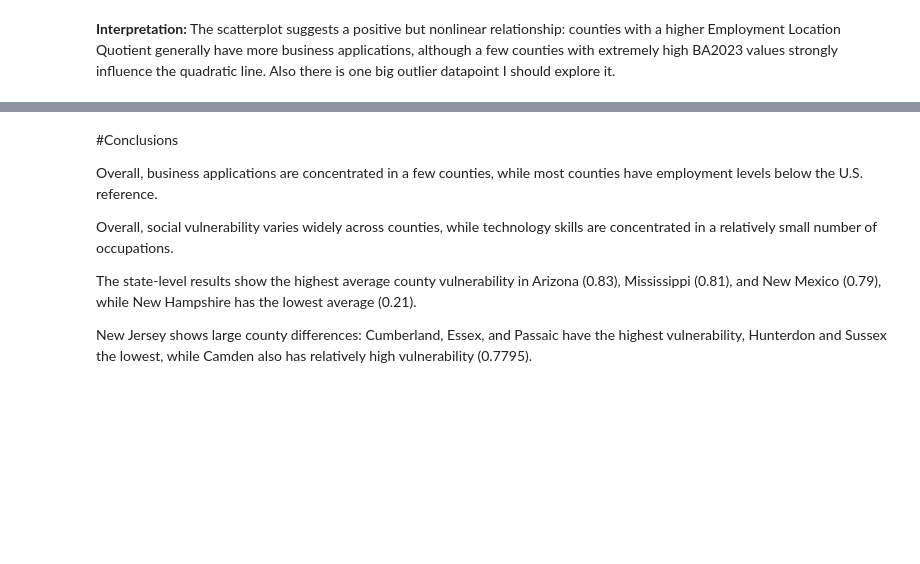
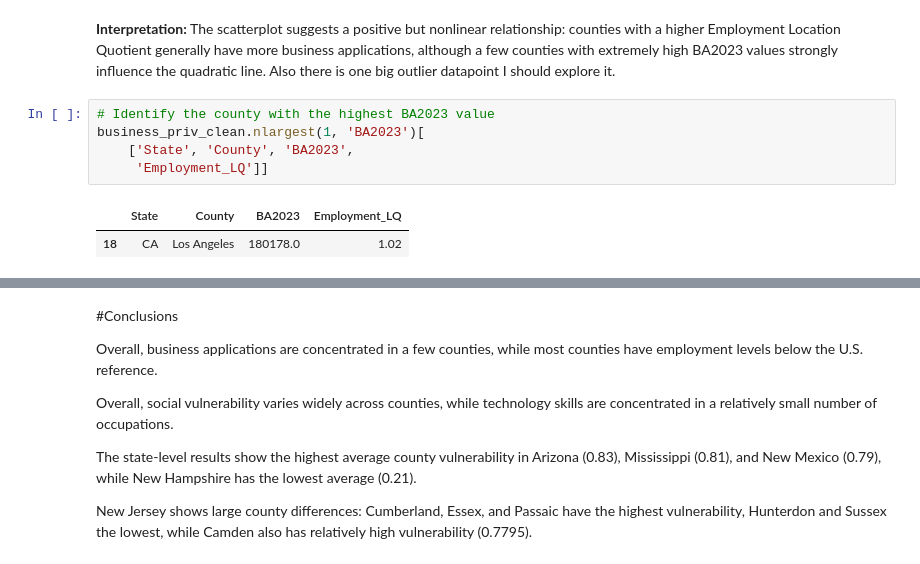
Before and after one commit to shirleyrutgers/DataManPy, a Jupyter notebook: ps2dataman.ipynb, the cells around one changed output, grey strips where cells are left out. Cells and saved outputs as stored; diff of their text form; blank space fills up the shorter version.

```diff
--- a/ps2dataman.ipynb
+++ b/ps2dataman.ipynb
@@ -1430,3 +1430,11 @@ Text(0, 0.5, 'Business Applications in 2023')
 # %% [markdown]
 **Interpretation:** The scatterplot suggests a positive but nonlinear relationship: counties with a higher Employment Location Quotient generally have more business applications, although a few counties with extremely high BA2023 values strongly influence the quadratic line.
 Also there is one big outlier datapoint I should explore it.
+# %%
+# Identify the county with the highest BA2023 value
+business_priv_clean.nlargest(1, 'BA2023')[
+    ['State', 'County', 'BA2023',
+     'Employment_LQ']]
+# %% [output]
+|  | State | County | BA2023 | Employment_LQ |
+| 18 | CA | Los Angeles | 180178.0 | 1.02 |
```
Also changed, not shown: parts of 2 cells of this notebook.
